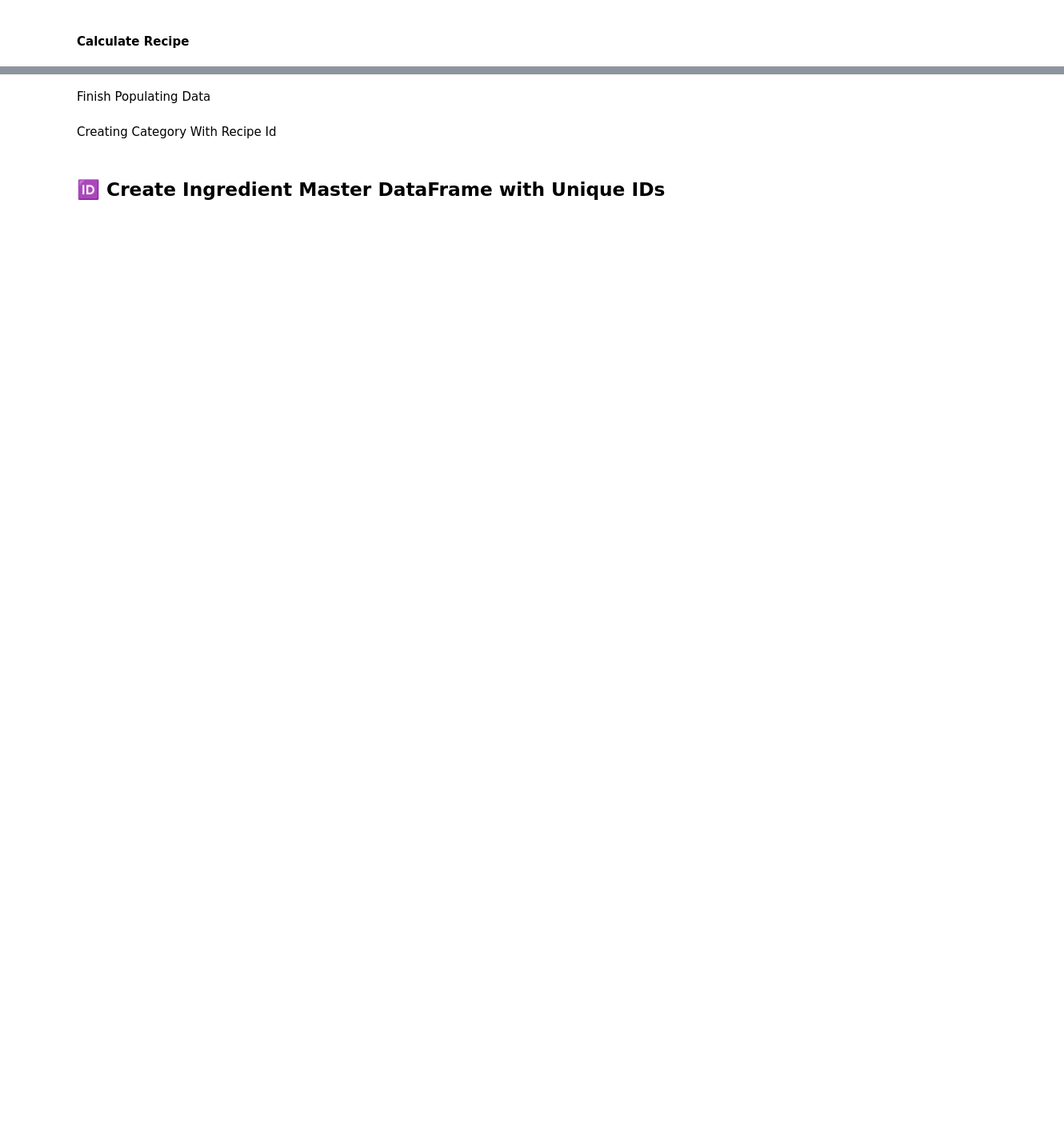
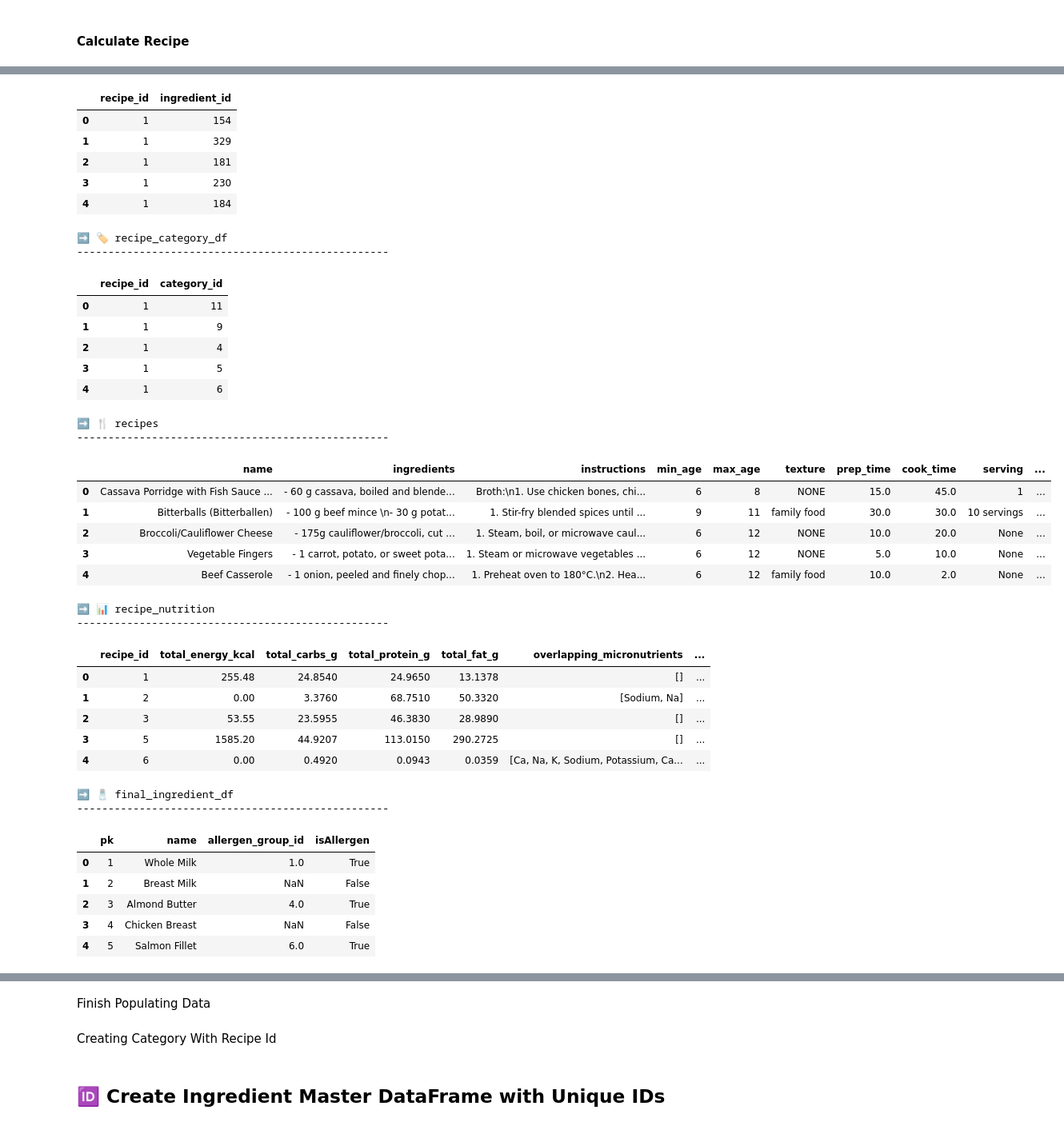
Before and after one commit to itshelena07/baby_food_recom_ai, a Jupyter notebook: 01_DataPreprocessing/pre-processing.ipynb, the cells around one changed output, grey strips where cells are left out. Shown at 80% size. Saved outputs shown, nothing was run; the diff lists cells and outputs as text; code cells hidden in the pictures; blank space fills up the shorter version.

```diff
--- a/01_DataPreprocessing/pre-processing.ipynb
+++ b/01_DataPreprocessing/pre-processing.ipynb
@@ -5829,0 +7412,13 @@ AttributeError: 'DataFrame' object has no attribute 'to_list'
+# %%
+#add nutrition idx to the recipe_nutrition_new
+# Add nutrition index (simple index + 1)
+recipe_nutrition_new['nutrition_id'] = recipe_nutrition_new.index + 1
+
+# Keep only specified columns
+columns_to_keep = ['recipe_id', 'total_energy_kcal', 'total_carbs_g', 'total_protein_g', 'total_fat_g', 'final_micronutrients', 'nutrition_id']
+recipe_nutrition =recipe_nutrition_new.copy()
+recipe_nutrition = recipe_nutrition[columns_to_keep]
+
+print(f"Final recipe nutrition shape: {recipe_nutrition.shape}")
+print(f"Columns: {recipe_nutrition.columns.tolist()}")
+display(recipe_nutrition.head())
@@ -5831,0 +7436,24 @@ AttributeError: 'DataFrame' object has no attribute 'to_list'
+# %%
+import pandas as pd
+from IPython.display import display
+
+# List of DataFrames to display
+dataframes = {
+    "📝 recipe_ingredient": recipe_ingredient,
+    "🏷️ recipe_category_df": recipe_category_df,
+    "🍴 recipes": recipes,
+    "📊 recipe_nutrition": recipe_nutrition,
+    "🧂 final_ingredient_df": final_ingredient_df
+}
+
+print("📊 DISPLAYING ALL DATAFRAMES")
+print("=" * 60)
+
+for title, df in dataframes.items():
+    print(f"\n➡️ {title}")
+    print("-" * 50)
+    if isinstance(df, pd.DataFrame) or isinstance(df, pd.Series):
+        display(df.head(5))  # Show first 5 rows
+    else:
+        print("(Data not available or not a DataFrame)")
+# %% [output]
@@ -5831,0 +7465,38 @@ AttributeError: 'DataFrame' object has no attribute 'to_list'
+|  | recipe_id | ingredient_id |
+| 0 | 1 | 154 |
+| 1 | 1 | 329 |
+| 2 | 1 | 181 |
+| 3 | 1 | 230 |
+| 4 | 1 | 184 |
+➡️ 🏷️ recipe_category_df
+--------------------------------------------------
+|  | recipe_id | category_id |
+| 0 | 1 | 11 |
+| 1 | 1 | 9 |
+| 2 | 1 | 4 |
+| 3 | 1 | 5 |
+| 4 | 1 | 6 |
+➡️ 🍴 recipes
+--------------------------------------------------
+|  | name | ingredients | instructions | min_age | max_age | texture | prep_time | cook_time | serving | ... |
+| 0 | Cassava Porridge with Fish Sauce ... | - 60 g cassava, boiled and blende... | Broth:\n1. Use chicken bones, chi... | 6 | 8 | NONE | 15.0 | 45.0 | 1 | ... |
+| 1 | Bitterballs (Bitterballen) | - 100 g beef mince \n- 30 g potat... | 1. Stir-fry blended spices until ... | 9 | 11 | family food | 30.0 | 30.0 | 10 servings | ... |
+| 2 | Broccoli/Cauliflower Cheese | - 175g cauliflower/broccoli, cut ... | 1. Steam, boil, or microwave caul... | 6 | 12 | NONE | 10.0 | 20.0 | None | ... |
+| 3 | Vegetable Fingers | - 1 carrot, potato, or sweet pota... | 1. Steam or microwave vegetables ... | 6 | 12 | NONE | 5.0 | 10.0 | None | ... |
+| 4 | Beef Casserole | - 1 onion, peeled and finely chop... | 1. Preheat oven to 180°C.\n2. Hea... | 6 | 12 | family food | 10.0 | 2.0 | None | ... |
+➡️ 📊 recipe_nutrition
+--------------------------------------------------
+|  | recipe_id | total_energy_kcal | total_carbs_g | total_protein_g | total_fat_g | overlapping_micronutrients | ... |
+| 0 | 1 | 255.48 | 24.8540 | 24.9650 | 13.1378 | [] | ... |
+| 1 | 2 | 0.00 | 3.3760 | 68.7510 | 50.3320 | [Sodium, Na] | ... |
+| 2 | 3 | 53.55 | 23.5955 | 46.3830 | 28.9890 | [] | ... |
+| 3 | 5 | 1585.20 | 44.9207 | 113.0150 | 290.2725 | [] | ... |
+| 4 | 6 | 0.00 | 0.4920 | 0.0943 | 0.0359 | [Ca, Na, K, Sodium, Potassium, Ca... | ... |
+➡️ 🧂 final_ingredient_df
+--------------------------------------------------
+|  | pk | name | allergen_group_id | isAllergen |
+| 0 | 1 | Whole Milk | 1.0 | True |
+| 1 | 2 | Breast Milk | NaN | False |
+| 2 | 3 | Almond Butter | 4.0 | True |
+| 3 | 4 | Chicken Breast | NaN | False |
+| 4 | 5 | Salmon Fillet | 6.0 | True |
```
Also changed, not shown: parts of 79 cells of this notebook.
